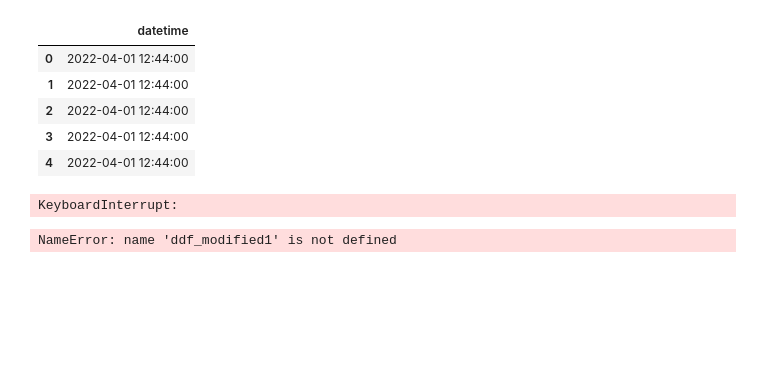
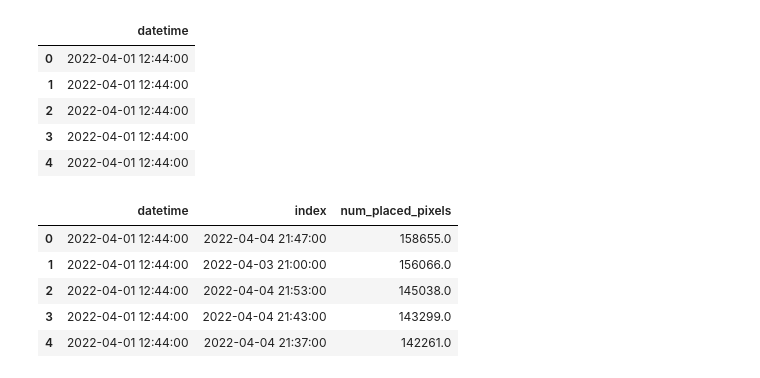
Before and after one commit to Denis-Iv/Analyzing-Social-Experiment, a Jupyter notebook: visualize_data.ipynb, the cells around one changed output. Drawn from its saved outputs; the diff is of its cells as text; code cells hidden in the pictures; blank space fills up the shorter version.

```diff
--- a/visualize_data.ipynb
+++ b/visualize_data.ipynb
@@ -264,8 +264,17 @@ ddf_modified.head()
 | 2 | 2022-04-01 12:44:00 |
 | 3 | 2022-04-01 12:44:00 |
 | 4 | 2022-04-01 12:44:00 |
+# %%
+ddf_date = ddf_modified.datetime.value_counts('datetime').compute()
+# %%
+ddf_date = ddf_date.reset_index(name='num_placed_pixels')
 # %%
-ddf_modified = ddf_modified.merge(ddf_modified.datetime.value_counts('datetime').compute(), 'left')
+ddf_modified = ddf_modified.merge(ddf_date, 'left')
 ddf_modified.head()
 # %% [output]
-KeyboardInterrupt:
+|  | datetime | index | num_placed_pixels |
+| 0 | 2022-04-01 12:44:00 | 2022-04-04 21:47:00 | 158655.0 |
+| 1 | 2022-04-01 12:44:00 | 2022-04-03 21:00:00 | 156066.0 |
+| 2 | 2022-04-01 12:44:00 | 2022-04-04 21:53:00 | 145038.0 |
+| 3 | 2022-04-01 12:44:00 | 2022-04-04 21:43:00 | 143299.0 |
+| 4 | 2022-04-01 12:44:00 | 2022-04-04 21:37:00 | 142261.0 |
@@ -275,4 +280,0 @@ ddf_modified1.head()
-# %%
-ddf_modified1 = ddf_modified1.sort_values('index')
-# %% [output]
-NameError: name 'ddf_modified1' is not defined
```
Also changed, not shown: parts of 5 cells of this notebook.
